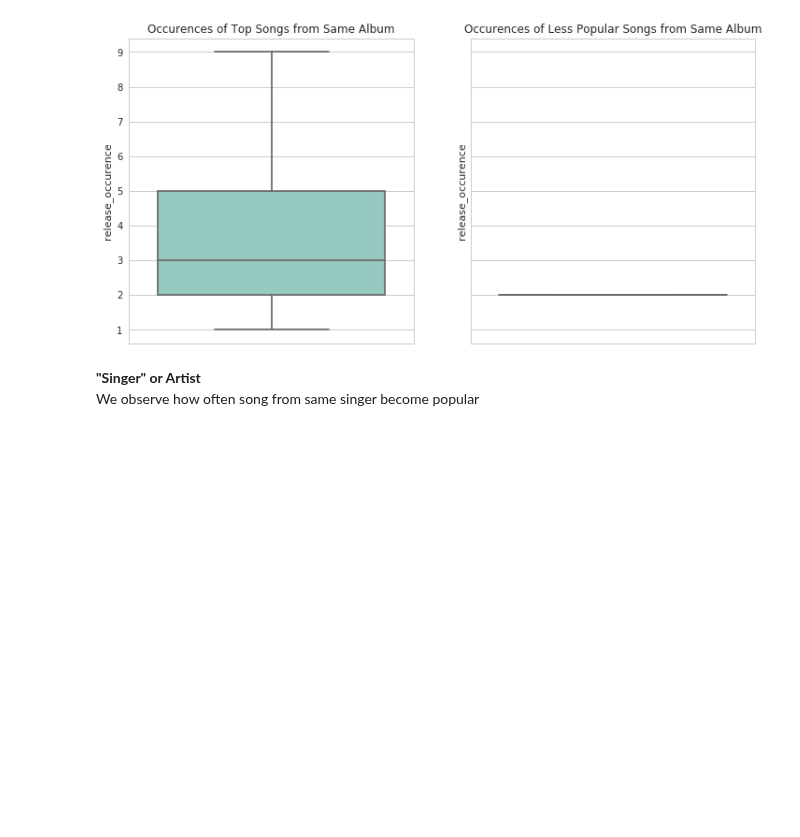
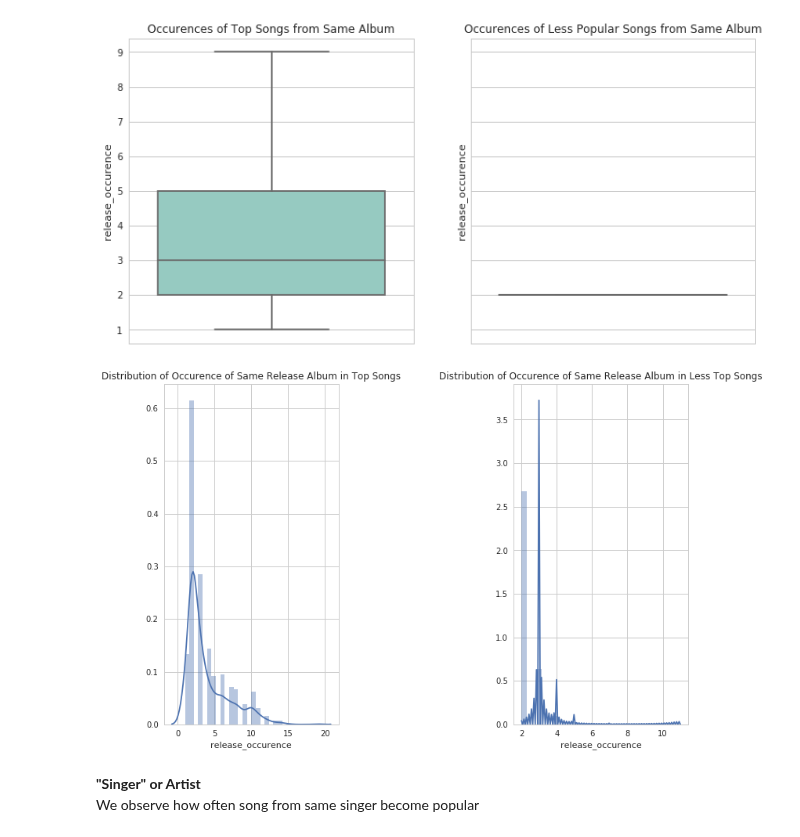
Before and after one commit to sanadhis/ADA-2017, a Jupyter notebook: project/Question1.ipynb, the cells around one changed output. Saved outputs shown, nothing was run; the diff lists cells and outputs as text; code cells hidden in the pictures; blank space fills up the shorter version.

```diff
--- a/project/Question1.ipynb
+++ b/project/Question1.ipynb
@@ -691,6 +699,23 @@ Median release_occurence of Top Songs in same Release Album:  3.0
 Average release_occurence of Less Top Songs in same Release Album:  2.276
 Median release_occurence of Less Top Songs in same Release Album:  2.0
 [figure]
+# %%
+# Plot 2 x 2
+fig, (ax1, ax2) = plt.subplots(ncols=2)
+fig.set_size_inches(12, 8)
+
+# Draw distribution in top songs
+ax1 = sns.distplot(top_release['release_occurence'], ax=ax1)
+ax1.set_title("Distribution of Occurence of Same Release Album in Top Songs")
+
+# Draw distribution in less top songs
+ax2 = sns.distplot(less_release['release_occurence'], ax=ax2)
+ax2.set_title("Distribution of Occurence of Same Release Album in Less Top Songs")
+
+plt.subplots_adjust(hspace=0.4, wspace=1)
+plt.show()
+# %% [output]
+[figure, added]
 # %% [markdown]
 **"Singer" or Artist**
 <br>We observe how often song from same singer become popular
```
Also changed, not shown: parts of 10 cells of this notebook.
